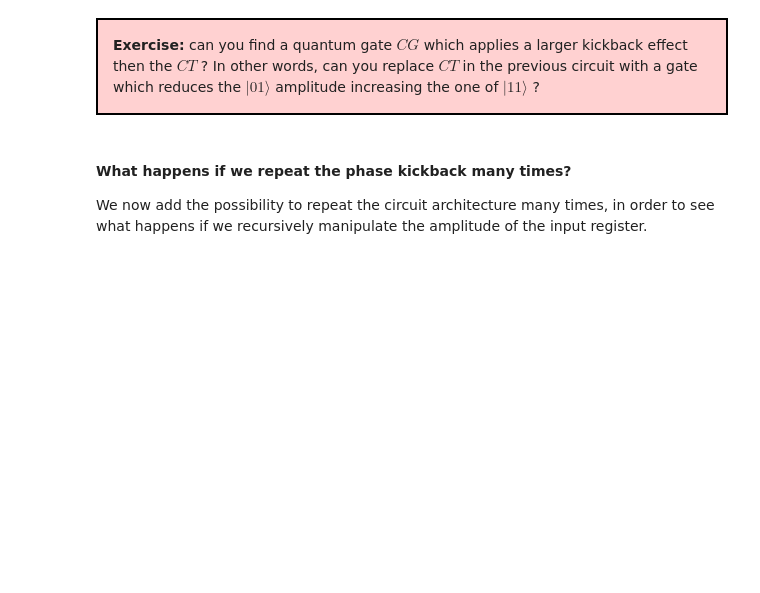
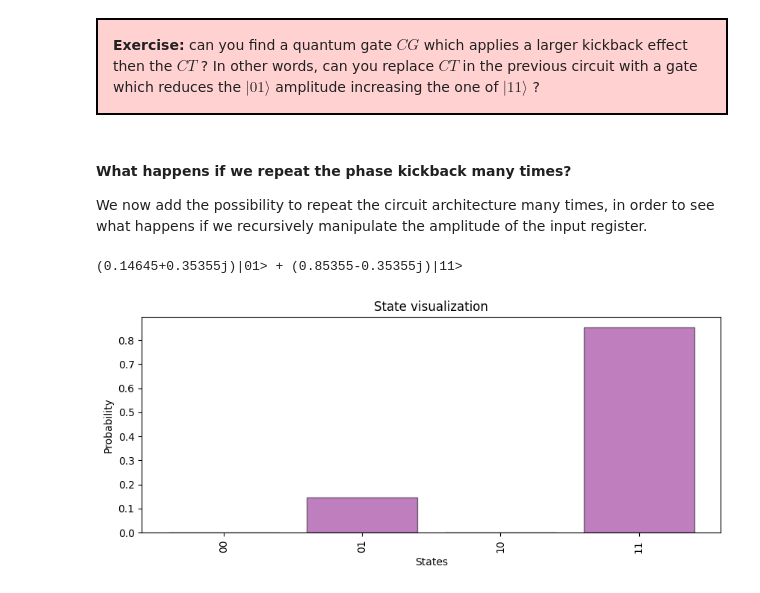
Before and after one commit to qiboteam/qiboedu, a Jupyter notebook: notebooks/Lecture2.ipynb, the cells around one changed output. Drawn from its saved outputs; the diff is of its cells as text; code cells hidden in the pictures; blank space fills up the shorter version.

```diff
--- a/notebooks/Lecture2.ipynb
+++ b/notebooks/Lecture2.ipynb
@@ -82,10 +124,29 @@ We consider the $T$ gate, which has the state $|1\rangle$ as eigenvector with ei
 
 We now add the possibility to repeat the circuit architecture many times, in order to see what happens if we recursively manipulate the amplitude of the input register.
 # %%
-# adding recursion using the `ntimes` argument to the execute_circuit function
+# adding recursion using the `ntimes` argument
+def execute_circuit(kickback=False, ntimes=1):
+    """Execute circuit with or without phase kickback."""
+    c = Circuit(2)
+    c.add(gates.X(1))
+    for i in range(ntimes):
+        c.add(gates.H(0))
+        if kickback:
+            c.add(gates.T(1).controlled_by(0))
+        c.add(gates.H(0))
+    c.add(gates.M(*range(2)))
+
+    outcome = c(nshots=1000)
+    return outcome
 # %%
-# collect outcome with kickback true and niter=3
+# collect outcome with kickback true
+outcome = execute_circuit(kickback=True, ntimes=3)
 
 # print state
+print(outcome)
 
 # plot probabilities
+plot_probabilities_from_state(outcome.state())
+# %% [output]
+(0.14645+0.35355j)|01> + (0.85355-0.35355j)|11>
+[figure, added]
```
Also changed, not shown: parts of 7 cells of this notebook.
